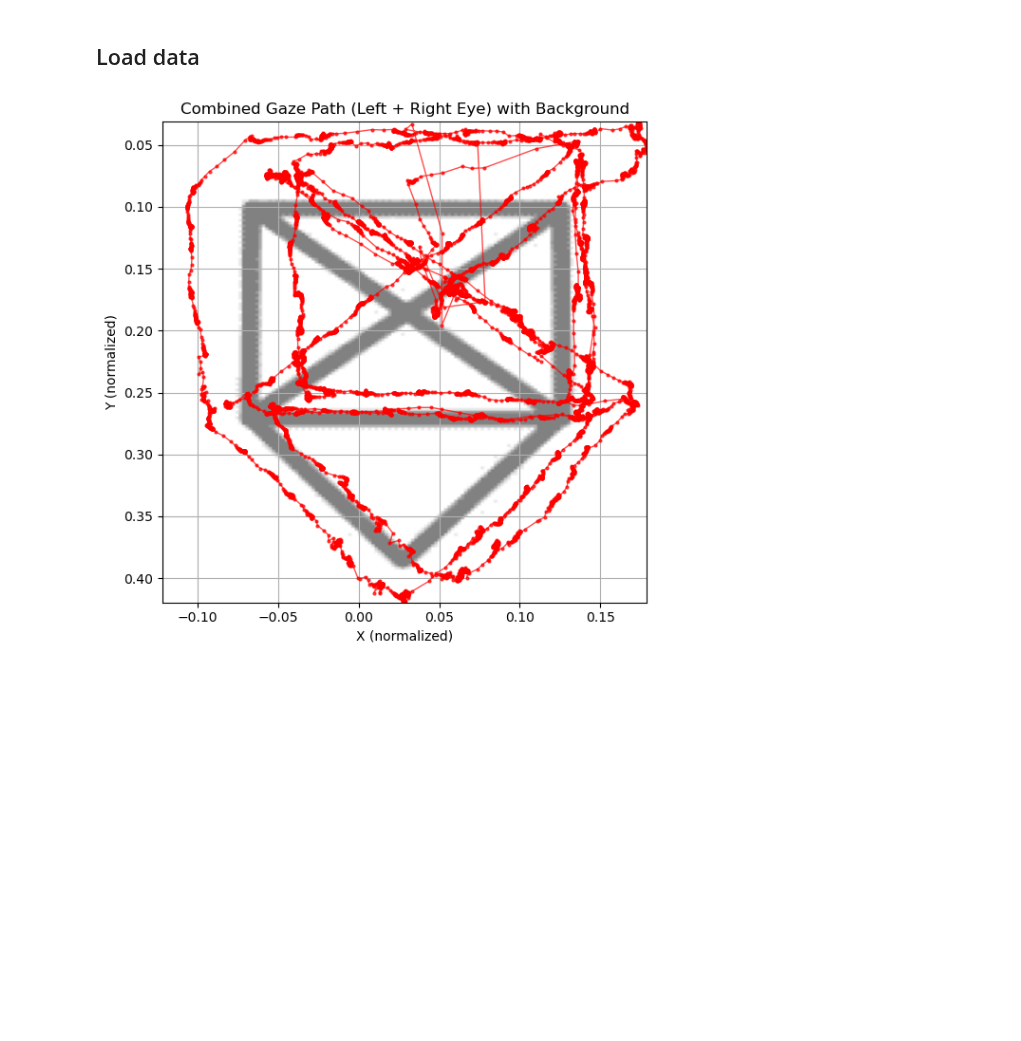
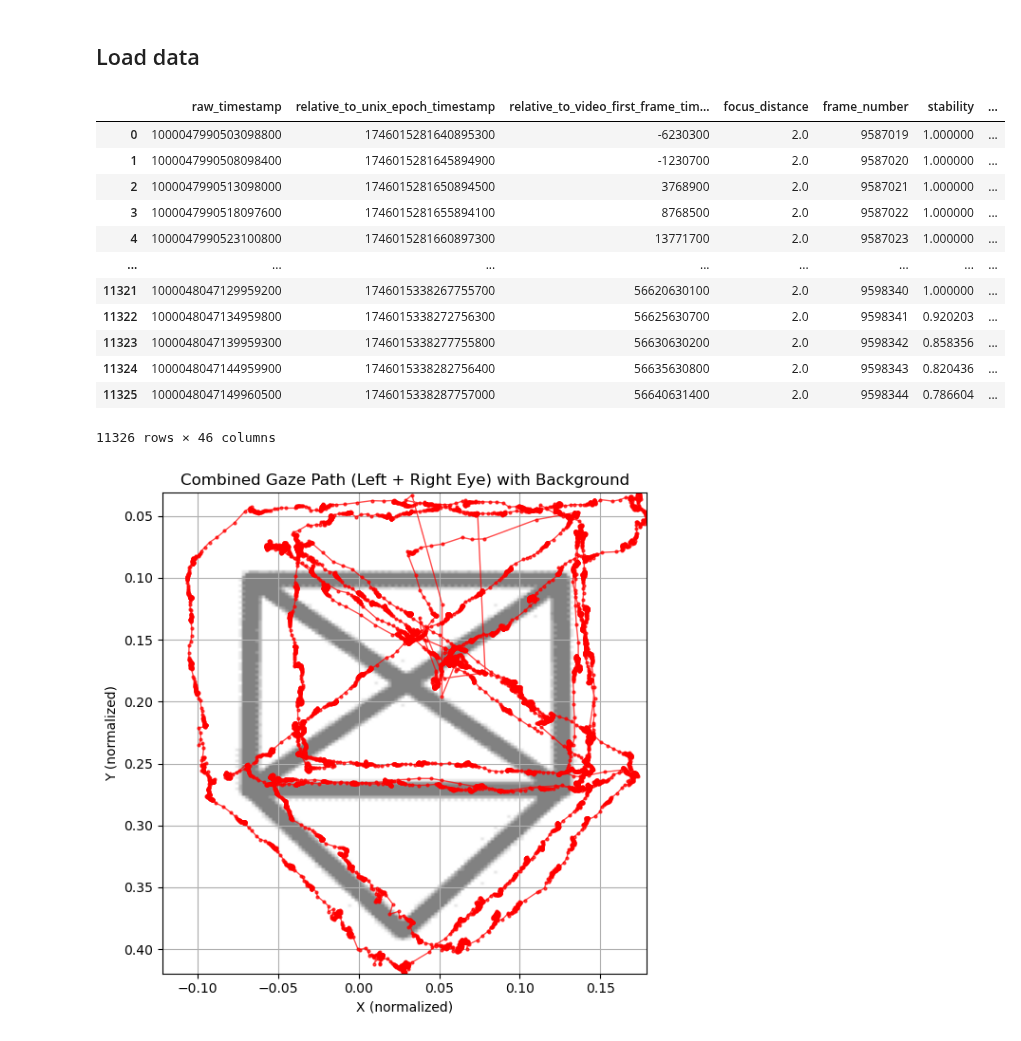
Before and after one commit to JohnMadrid/lego-vr-analysis, a Jupyter notebook: 0_eye_preliminar.ipynb, the cells around one changed output. Saved outputs shown, nothing was run; the diff lists cells and outputs as text; code cells hidden in the pictures; blank space fills up the shorter version.

```diff
--- a/0_eye_preliminar.ipynb
+++ b/0_eye_preliminar.ipynb
@@ -7,9 +7,24 @@
 # %%
 import pandas as pd
 import matplotlib.pyplot as plt
 
 # CSV-Datei laden
 df = pd.read_csv("C:/Users/experiment/Desktop/Nikolaus_heatmap_data/left_eye_only/varjo_gaze_output_2025-04-30_14-14-41-647.csv")
+df
+# %% [output]
+|  | raw_timestamp | relative_to_unix_epoch_timestamp | relative_to_video_first_frame_tim... | focus_distance | frame_number | stability | ... |
+| 0 | 1000047990503098800 | 1746015281640895300 | -6230300 | 2.0 | 9587019 | 1.000000 | ... |
+| 1 | 1000047990508098400 | 1746015281645894900 | -1230700 | 2.0 | 9587020 | 1.000000 | ... |
+| 2 | 1000047990513098000 | 1746015281650894500 | 3768900 | 2.0 | 9587021 | 1.000000 | ... |
+| 3 | 1000047990518097600 | 1746015281655894100 | 8768500 | 2.0 | 9587022 | 1.000000 | ... |
+| 4 | 1000047990523100800 | 1746015281660897300 | 13771700 | 2.0 | 9587023 | 1.000000 | ... |
+| ... | ... | ... | ... | ... | ... | ... | ... |
+| 11321 | 1000048047129959200 | 1746015338267755700 | 56620630100 | 2.0 | 9598340 | 1.000000 | ... |
+| 11322 | 1000048047134959800 | 1746015338272756300 | 56625630700 | 2.0 | 9598341 | 0.920203 | ... |
+| 11323 | 1000048047139959300 | 1746015338277755800 | 56630630200 | 2.0 | 9598342 | 0.858356 | ... |
+| 11324 | 1000048047144959900 | 1746015338282756400 | 56635630800 | 2.0 | 9598343 | 0.820436 | ... |
+| 11325 | 1000048047149960500 | 1746015338287757000 | 56640631400 | 2.0 | 9598344 | 0.786604 | ... |
+11326 rows × 46 columns
 # %%
 # Gültige Daten: NaNs entfernen
 df = df.dropna(subset=[
```
